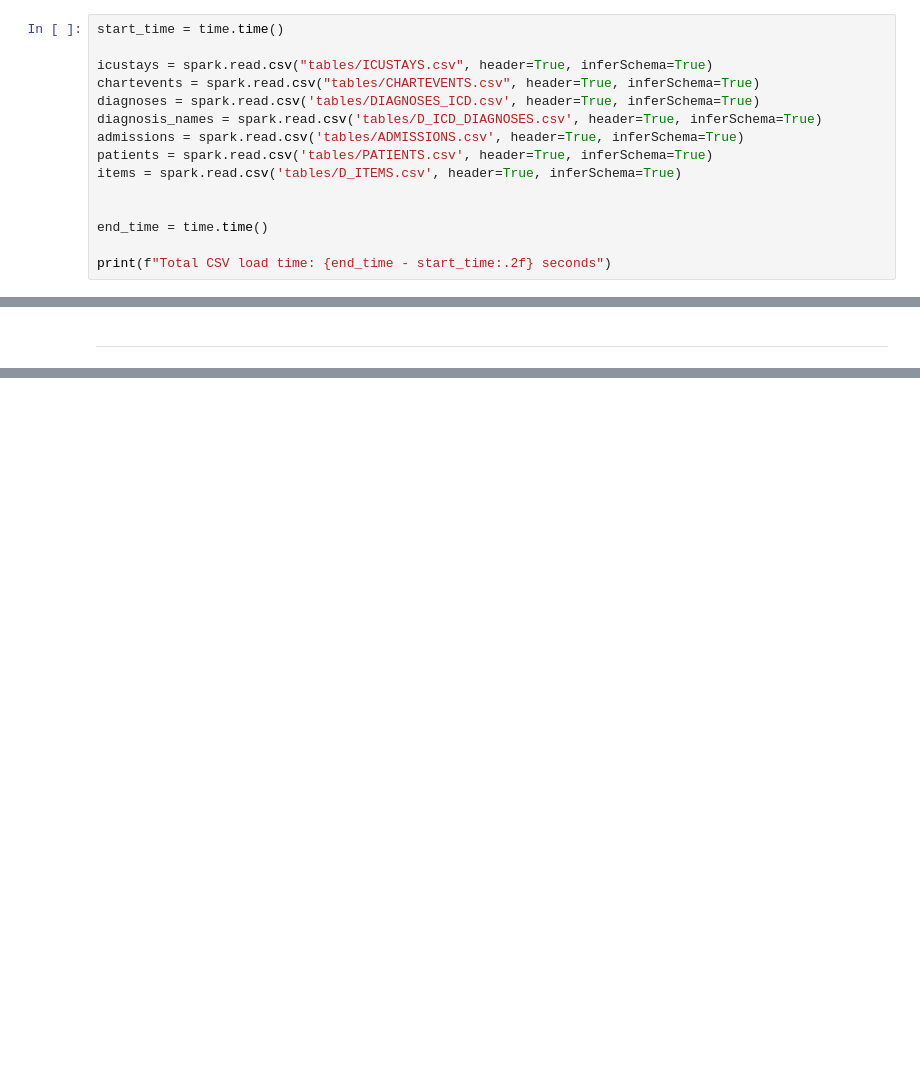
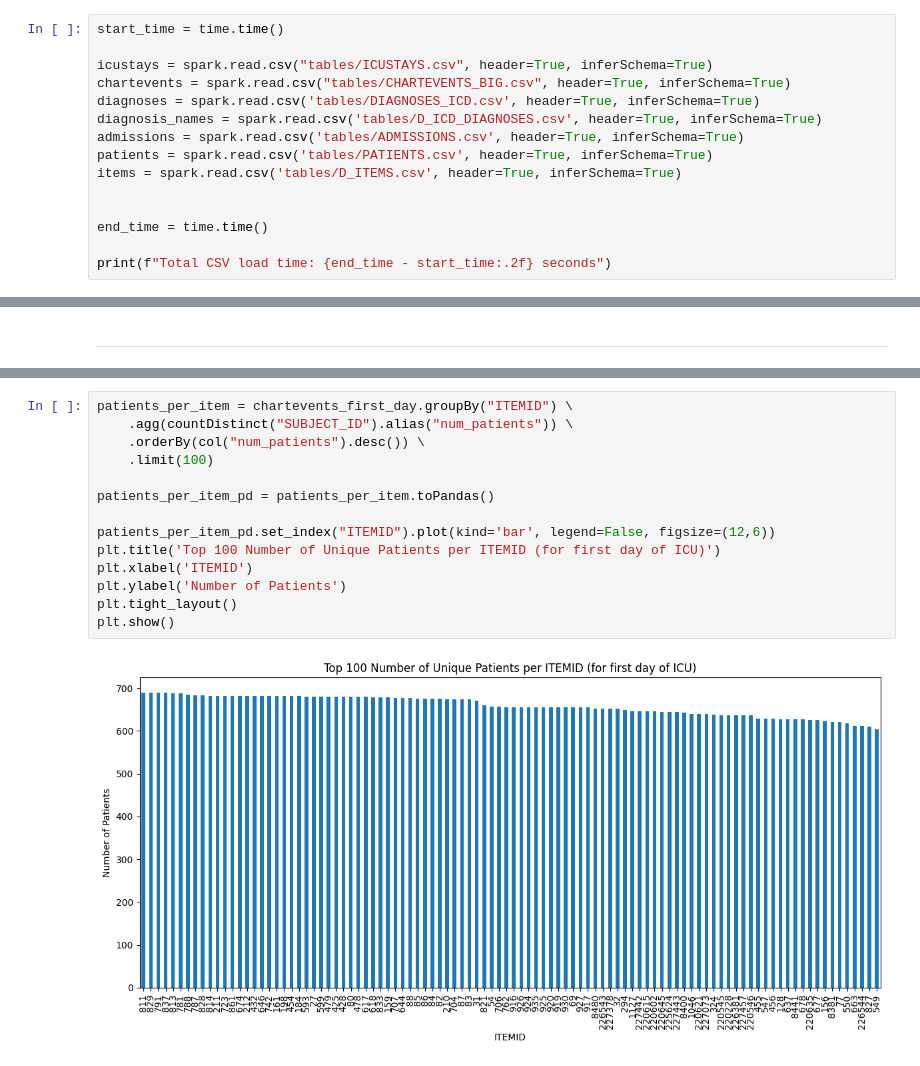
Before and after one commit to carolinapires03/BDCC_2, a Jupyter notebook: bigdata2.ipynb, the cells around one changed output, grey strips where cells are left out. Cells and saved outputs as stored; diff of their text form; blank space fills up the shorter version.

```diff
--- a/bigdata2.ipynb
+++ b/bigdata2.ipynb
@@ -33,7 +34,7 @@ This next chunk of code, differently from pandas, does not load the data immedia
 start_time = time.time()
 
 icustays = spark.read.csv("tables/ICUSTAYS.csv", header=True, inferSchema=True)
-chartevents = spark.read.csv("tables/CHARTEVENTS.csv", header=True, inferSchema=True)
+chartevents = spark.read.csv("tables/CHARTEVENTS_BIG.csv", header=True, inferSchema=True)
 diagnoses = spark.read.csv('tables/DIAGNOSES_ICD.csv', header=True, inferSchema=True)
 diagnosis_names = spark.read.csv('tables/D_ICD_DIAGNOSES.csv', header=True, inferSchema=True)
 admissions = spark.read.csv('tables/ADMISSIONS.csv', header=True, inferSchema=True)
@@ -571,0 +413,16 @@ org.apache.spark.SparkException: Exception thrown in awaitResult:
+# %%
+patients_per_item = chartevents_first_day.groupBy("ITEMID") \
+    .agg(countDistinct("SUBJECT_ID").alias("num_patients")) \
+    .orderBy(col("num_patients").desc()) \
+    .limit(100)
+
+patients_per_item_pd = patients_per_item.toPandas()
+
+patients_per_item_pd.set_index("ITEMID").plot(kind='bar', legend=False, figsize=(12,6))
+plt.title('Top 100 Number of Unique Patients per ITEMID (for first day of ICU)')
+plt.xlabel('ITEMID')
+plt.ylabel('Number of Patients')
+plt.tight_layout()
+plt.show()
+# %% [output]
+[figure, added]
```
Also changed, not shown: parts of 26 cells of this notebook.
